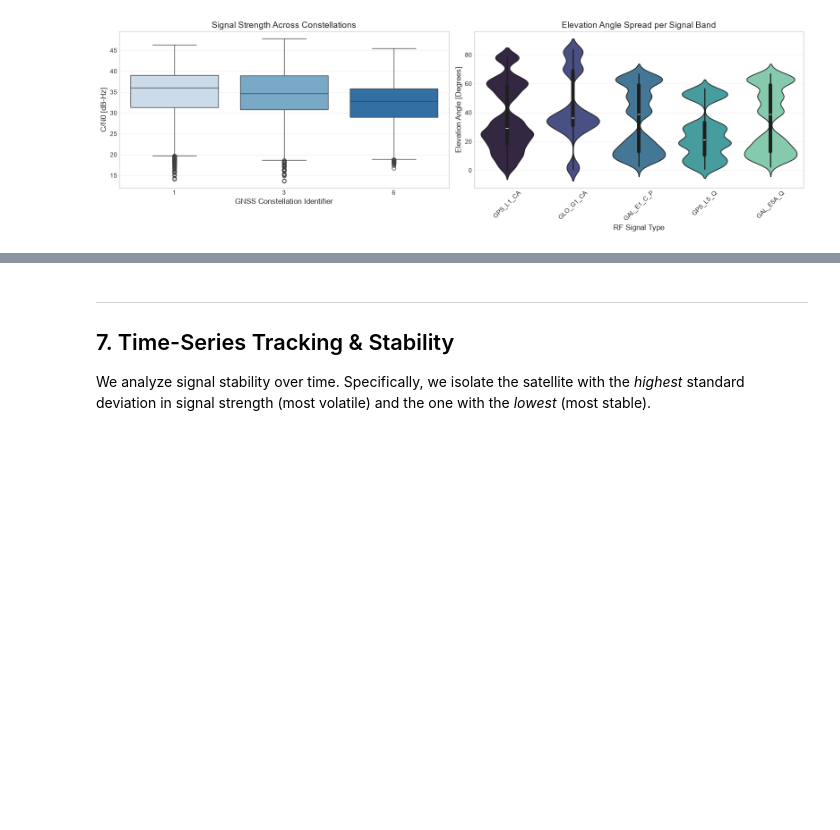
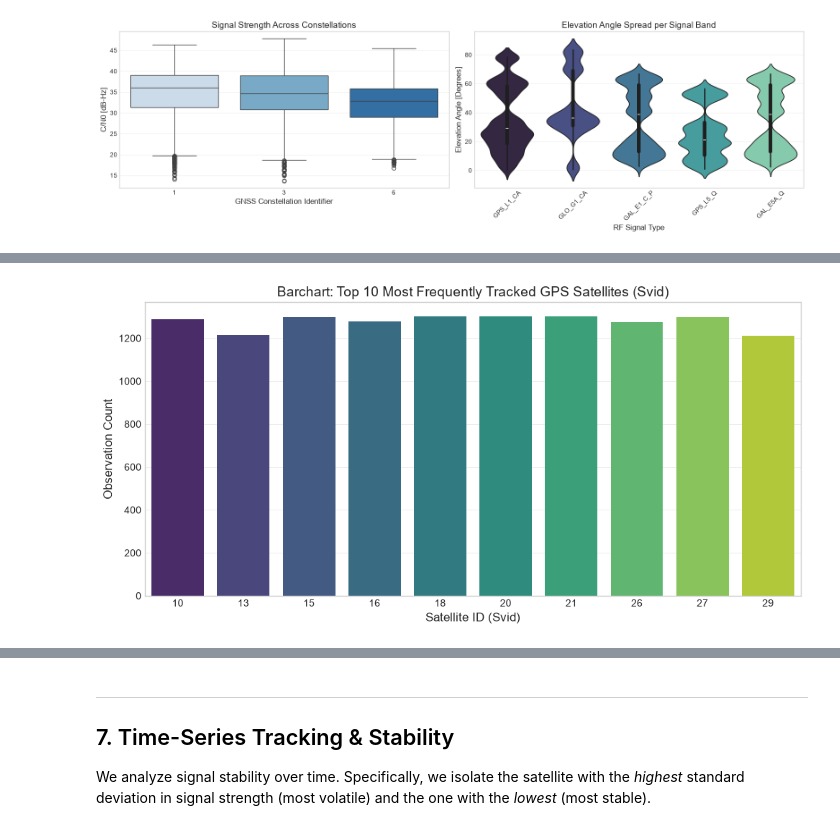
Before and after one commit to yahav0547-a11y/mission1, a Jupyter notebook: GNSS_EDA_Assignment_Refactored.ipynb, the cells around one changed output, grey strips where cells are left out. Saved outputs shown, nothing was run; the diff lists cells and outputs as text; code cells hidden in the pictures; blank space fills up the shorter version.

```diff
--- a/GNSS_EDA_Assignment_Refactored.ipynb
+++ b/GNSS_EDA_Assignment_Refactored.ipynb
@@ -751,0 +820,23 @@ plt.show()
+# %%
+# 3. Barchart: Top Svid Frequency Counts
+plt.figure(figsize=(10, 5))
+top_svids = clean_gps["Svid"].value_counts().head(10)
+
+# Generate the barplot
+sns.barplot(
+    x=top_svids.index,
+    y=top_svids.values,
+    palette="viridis",
+    legend=False,
+)
+
+# Add titles and labels
+plt.title("Barchart: Top 10 Most Frequently Tracked GPS Satellites (Svid)", fontsize=14)
+plt.xlabel("Satellite ID (Svid)", fontsize=12)
+plt.ylabel("Observation Count", fontsize=12)
+
+# Display the plot
+plt.tight_layout()
+plt.show()
+# %% [output]
+[figure, added]
```
Also changed, not shown: parts of 9 cells of this notebook.
